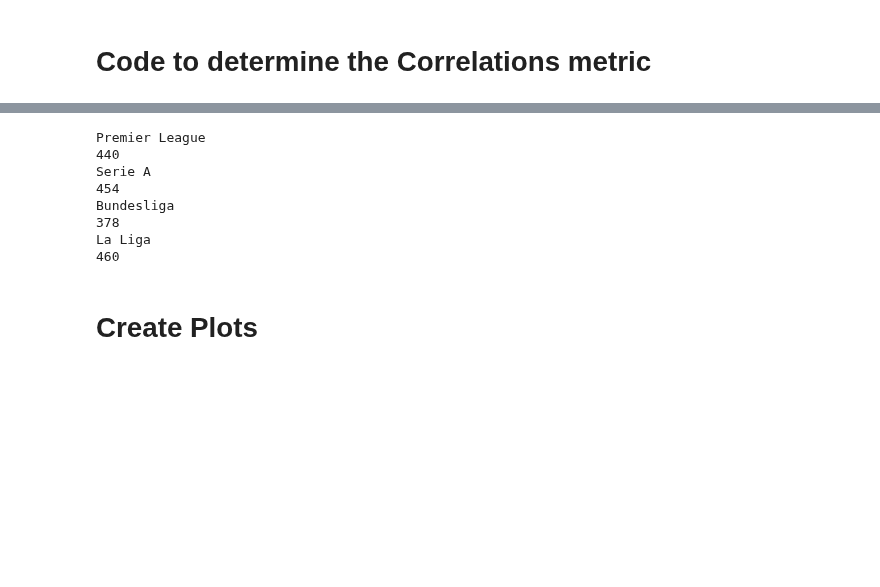
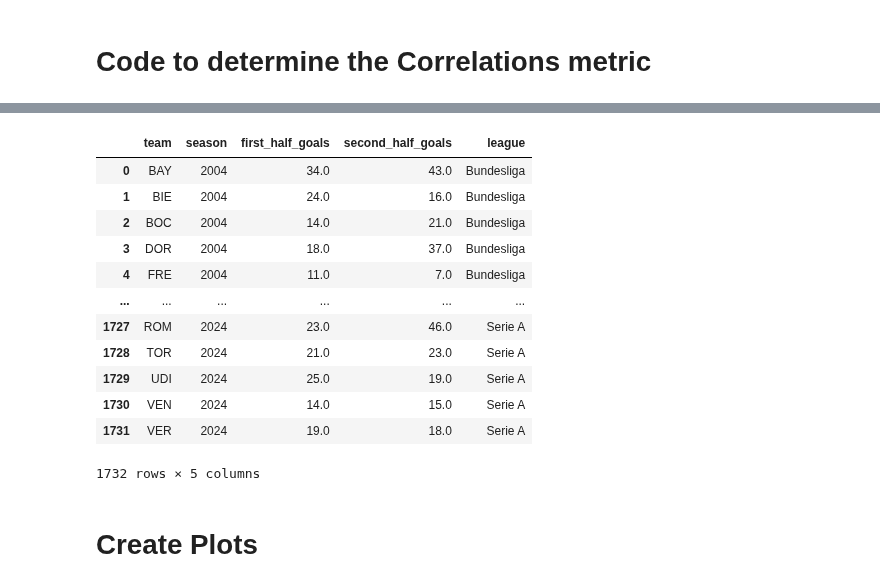
Before and after one commit to mikeyautorino2/skillvsluck, a Jupyter notebook: data/european_soccer/code/correlations.ipynb, the cells around one changed output, grey strips where cells are left out. Drawn from its saved outputs; the diff is of its cells as text; code cells hidden in the pictures; blank space fills up the shorter version.

```diff
--- a/data/european_soccer/code/correlations.ipynb
+++ b/data/european_soccer/code/correlations.ipynb
@@ -124,13 +131,19 @@ allleagues.to_csv("correlation_metrics.csv", index=False)
 # %%
+allleagues
 # %% [output]
+|  | team | season | first_half_goals | second_half_goals | league |
+| 0 | BAY | 2004 | 34.0 | 43.0 | Bundesliga |
+| 1 | BIE | 2004 | 24.0 | 16.0 | Bundesliga |
+| 2 | BOC | 2004 | 14.0 | 21.0 | Bundesliga |
+| 3 | DOR | 2004 | 18.0 | 37.0 | Bundesliga |
+| 4 | FRE | 2004 | 11.0 | 7.0 | Bundesliga |
+| ... | ... | ... | ... | ... | ... |
+| 1727 | ROM | 2024 | 23.0 | 46.0 | Serie A |
+| 1728 | TOR | 2024 | 21.0 | 23.0 | Serie A |
+| 1729 | UDI | 2024 | 25.0 | 19.0 | Serie A |
+| 1730 | VEN | 2024 | 14.0 | 15.0 | Serie A |
+| 1731 | VER | 2024 | 19.0 | 18.0 | Serie A |
-Premier League
-440
-Serie A
-454
-Bundesliga
-378
-La Liga
-460
+1732 rows × 5 columns
 # %% [markdown]
 # Create Plots
 # %%
```
Also changed, not shown: parts of 4 cells of this notebook, 6 other files.
